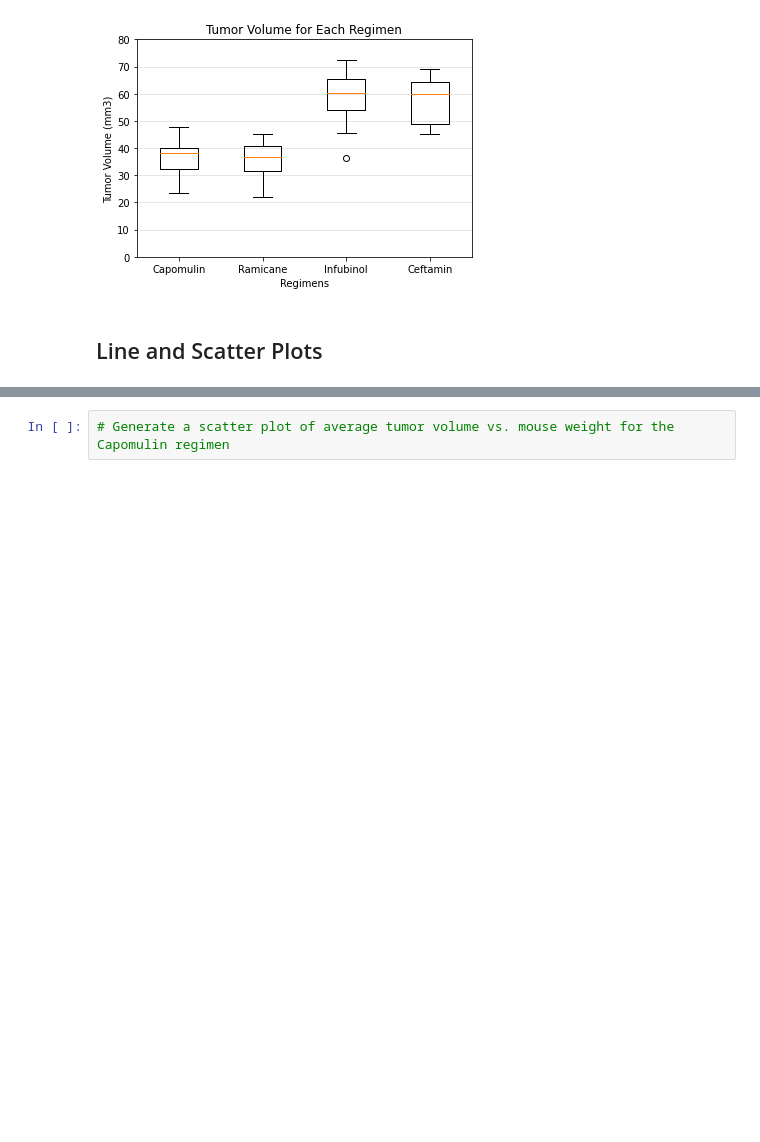
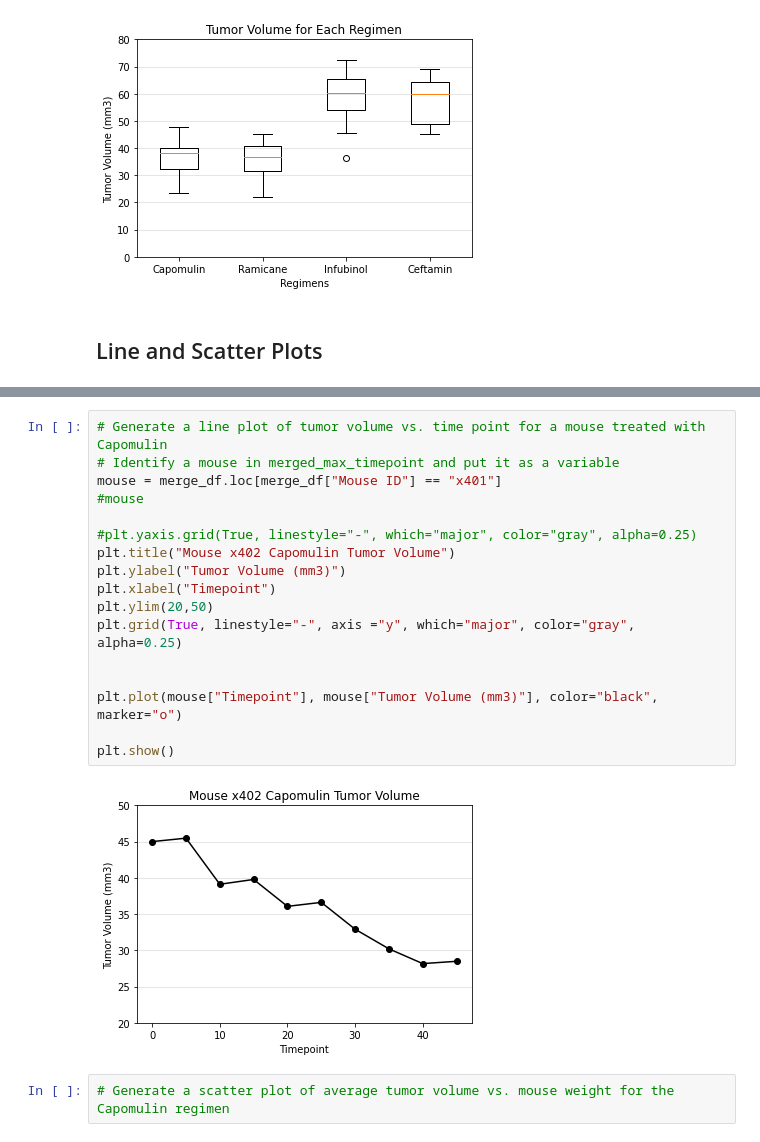
Before and after one commit to klharp/Matplotlib, a Jupyter notebook: pymaceuticals.ipynb, the cells around one changed output, grey strips where cells are left out. Saved outputs shown, nothing was run; the diff lists cells and outputs as text; blank space fills up the shorter version.

Commit message:
comleted line graph

```diff
--- a/pymaceuticals.ipynb
+++ b/pymaceuticals.ipynb
@@ -342,3 +360,22 @@ plt.show()
+# %%
+# Generate a line plot of tumor volume vs. time point for a mouse treated with Capomulin
+# Identify a mouse in merged_max_timepoint and put it as a variable
+mouse = merge_df.loc[merge_df["Mouse ID"] == "x401"]
+#mouse
+
+#plt.yaxis.grid(True, linestyle="-", which="major", color="gray", alpha=0.25)
+plt.title("Mouse x402 Capomulin Tumor Volume")
+plt.ylabel("Tumor Volume (mm3)")
+plt.xlabel("Timepoint")
+plt.ylim(20,50)
+plt.grid(True, linestyle="-", axis ="y", which="major", color="gray", alpha=0.25)
+
+
+plt.plot(mouse["Timepoint"], mouse["Tumor Volume (mm3)"], color="black", marker="o")
+
+plt.show()
+# %% [output]
+[figure, added]
 # %%
 # Generate a scatter plot of average tumor volume vs. mouse weight for the Capomulin regimen
 # %% [markdown]
```
Also changed, not shown: parts of 2 cells of this notebook.
